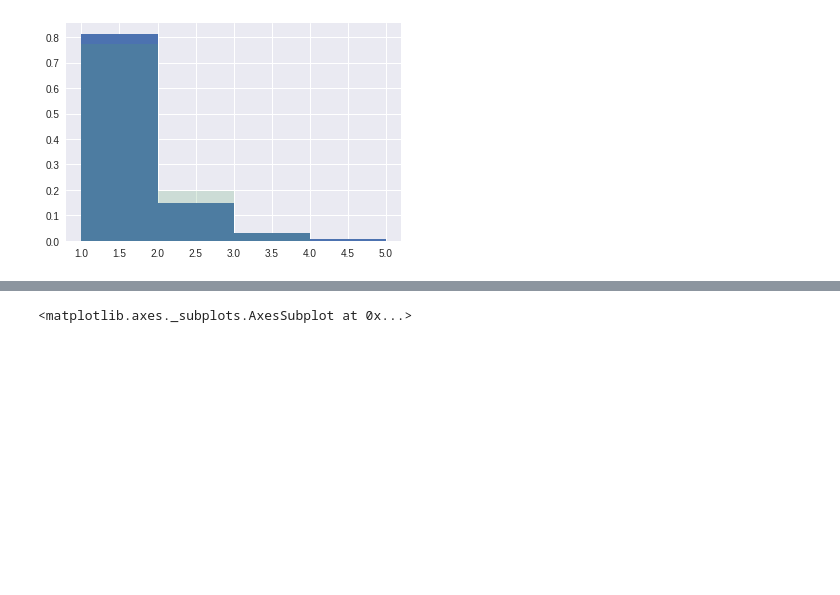
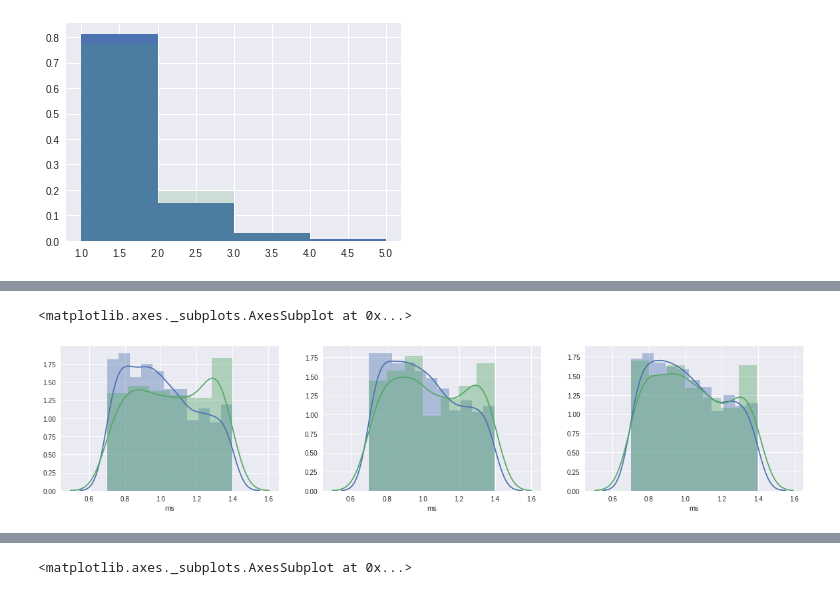
Before and after one commit to saint-germain/population_synthesis, a Jupyter notebook: tools/separate_stats.ipynb, the cells around one changed output, grey strips where cells are left out. Drawn from its saved outputs; the diff is of its cells as text; code cells hidden in the pictures; blank space fills up the shorter version.

```diff
--- a/tools/separate_stats.ipynb
+++ b/tools/separate_stats.ipynb
@@ -113,0 +135,15 @@ plt.hist(dhg.ngi,normed=True,bins=[1,2,3,4,5],alpha=0.2)
+# %%
+fig=plt.figure(figsize=(20,4))
+ax1=fig.add_subplot(131)
+ax2=fig.add_subplot(132)
+ax3=fig.add_subplot(133)
+
+sns.distplot(dnt.ms,ax=ax1)
+sns.distplot(dng.ms,ax=ax1)
+sns.distplot(dlt.ms,ax=ax2)
+sns.distplot(dlg.ms,ax=ax2)
+sns.distplot(dht.ms,ax=ax3)
+sns.distplot(dhg.ms,ax=ax3)
+# %% [output]
+<matplotlib.axes._subplots.AxesSubplot at 0x...>
+[figure, added]
```
Also changed, not shown: parts of 29 cells of this notebook.
